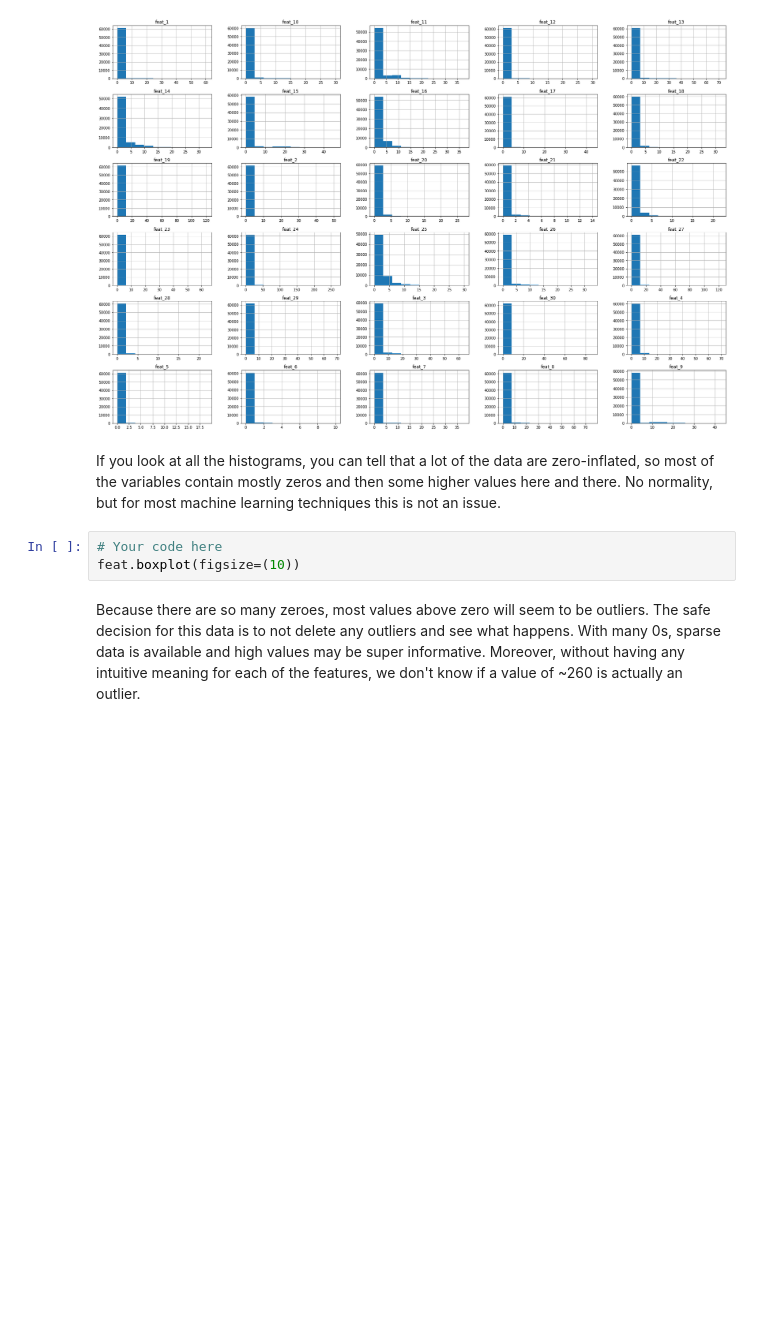
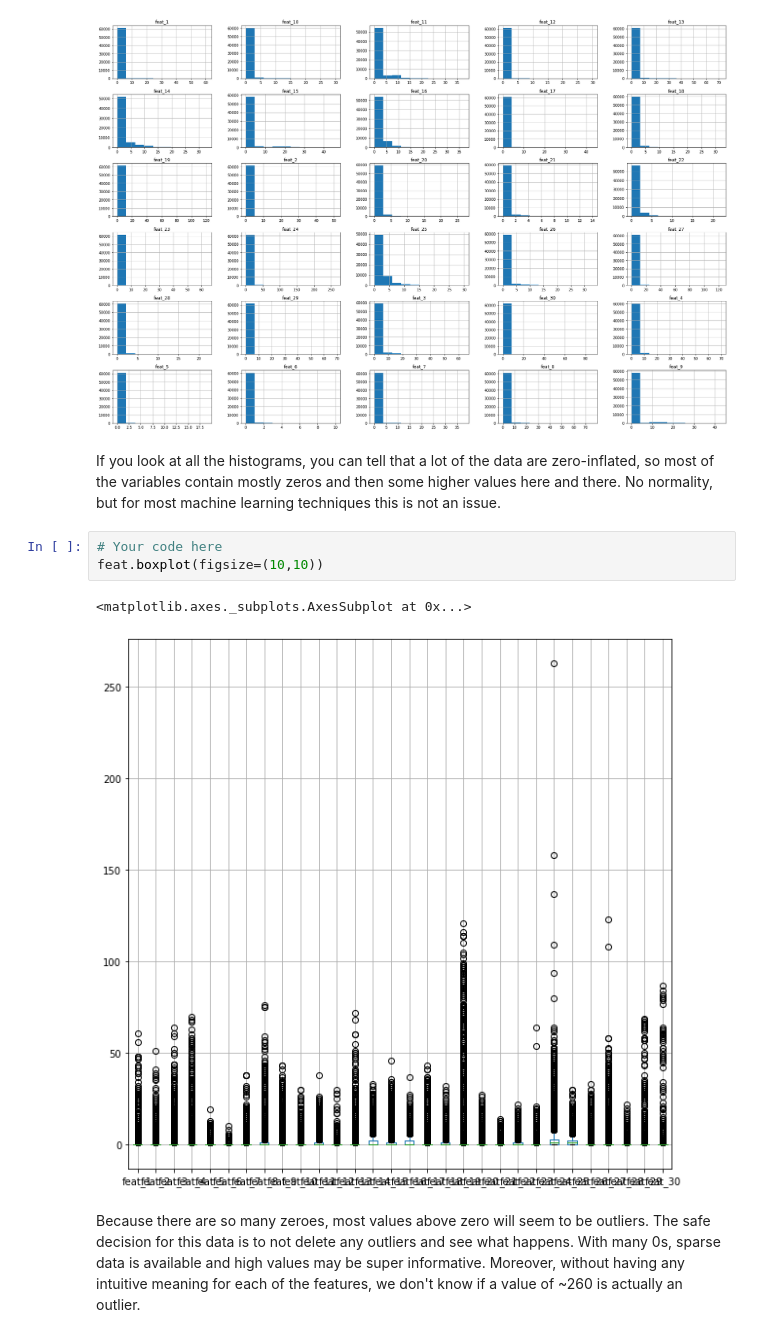
Before and after one commit to jbuenaseda/dsc-pca-and-pipelines-v2-1-nyc-ds-033020, a Jupyter notebook: index.ipynb, the cells around one changed output. Drawn from its saved outputs; the diff is of its cells as text; blank space fills up the shorter version.

```diff
--- a/index.ipynb
+++ b/index.ipynb
@@ -73,7 +73,10 @@ feat.hist(figsize=(30,20));
 If you look at all the histograms, you can tell that a lot of the data are zero-inflated, so most of the variables contain mostly zeros and then some higher values here and there. No normality, but for most machine learning techniques this is not an issue.
 # %%
 # Your code here
-feat.boxplot(figsize=(10))
+feat.boxplot(figsize=(10,10))
+# %% [output]
+<matplotlib.axes._subplots.AxesSubplot at 0x...>
+[figure, added]
 # %% [markdown]
 Because there are so many zeroes, most values above zero will seem to be outliers. The safe decision for this data is to not delete any outliers and see what happens. With many 0s, sparse data is available and high values may be super informative. Moreover, without having any intuitive meaning for each of the features, we don't know if a value of ~260 is actually an outlier.
 # %%
```
